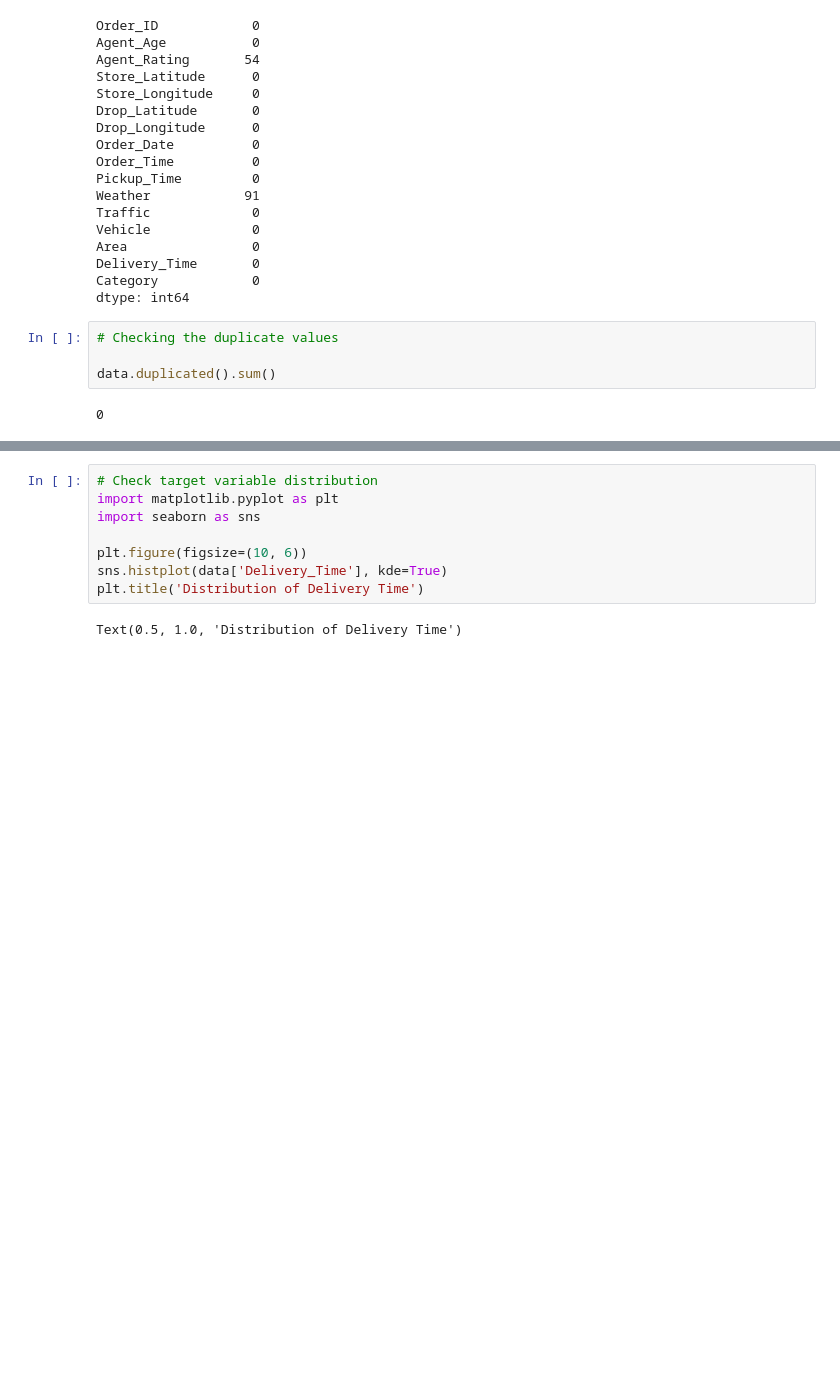
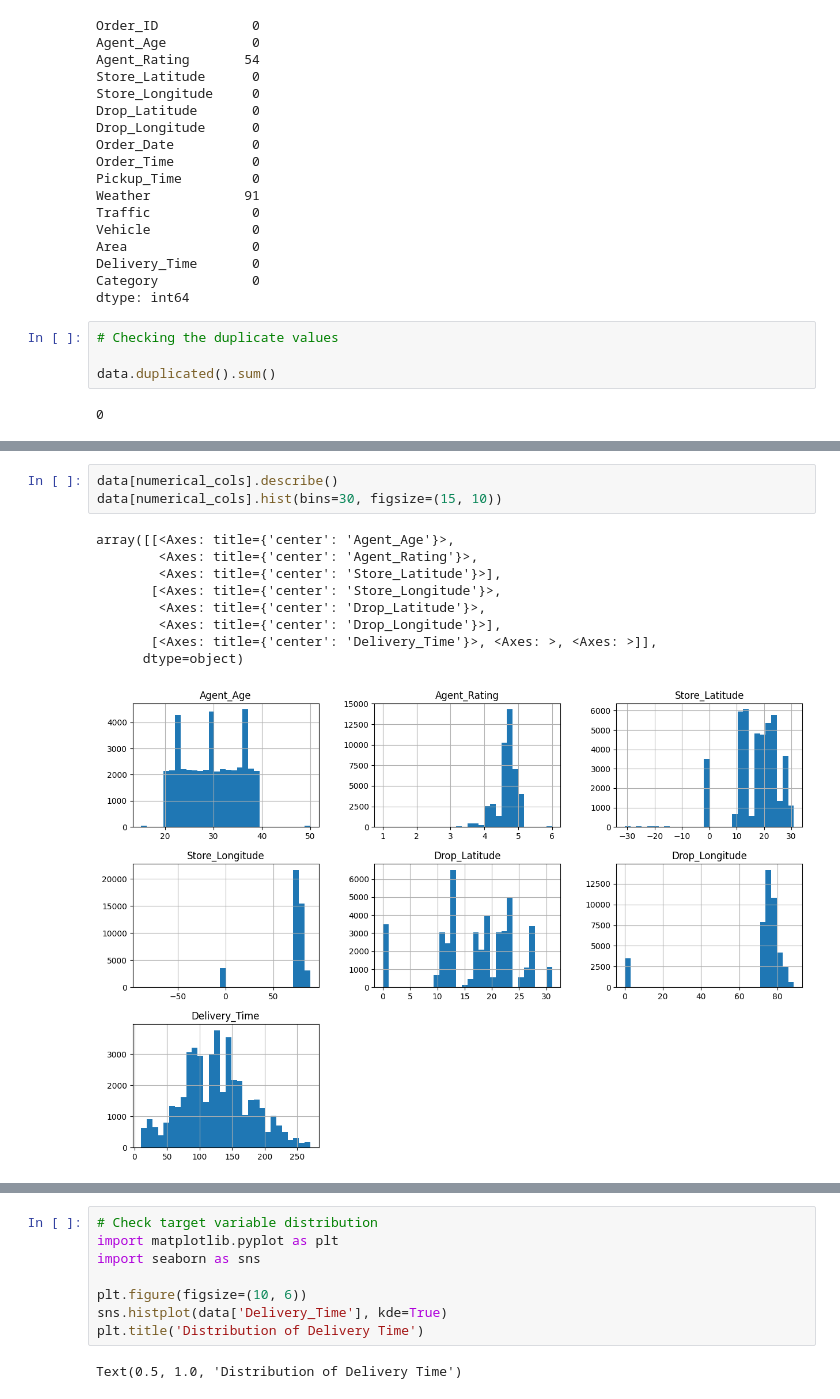
Before and after one commit to neha-dhananju/AmazonDeliveryTimePrediction, a Jupyter notebook: notebooks/EDA.ipynb, the cells around one changed output, grey strips where cells are left out. Cells and saved outputs as stored; diff of their text form; blank space fills up the shorter version.

```diff
--- a/notebooks/EDA.ipynb
+++ b/notebooks/EDA.ipynb
@@ -106,0 +283,13 @@ data.duplicated().sum()
+# %%
+data[numerical_cols].describe()
+data[numerical_cols].hist(bins=30, figsize=(15, 10))
+# %% [output]
+array([[<Axes: title={'center': 'Agent_Age'}>,
+        <Axes: title={'center': 'Agent_Rating'}>,
+        <Axes: title={'center': 'Store_Latitude'}>],
+       [<Axes: title={'center': 'Store_Longitude'}>,
+        <Axes: title={'center': 'Drop_Latitude'}>,
+        <Axes: title={'center': 'Drop_Longitude'}>],
+       [<Axes: title={'center': 'Delivery_Time'}>, <Axes: >, <Axes: >]],
+      dtype=object)
+[figure, added]
```
Also changed, not shown: parts of 11 cells of this notebook.
